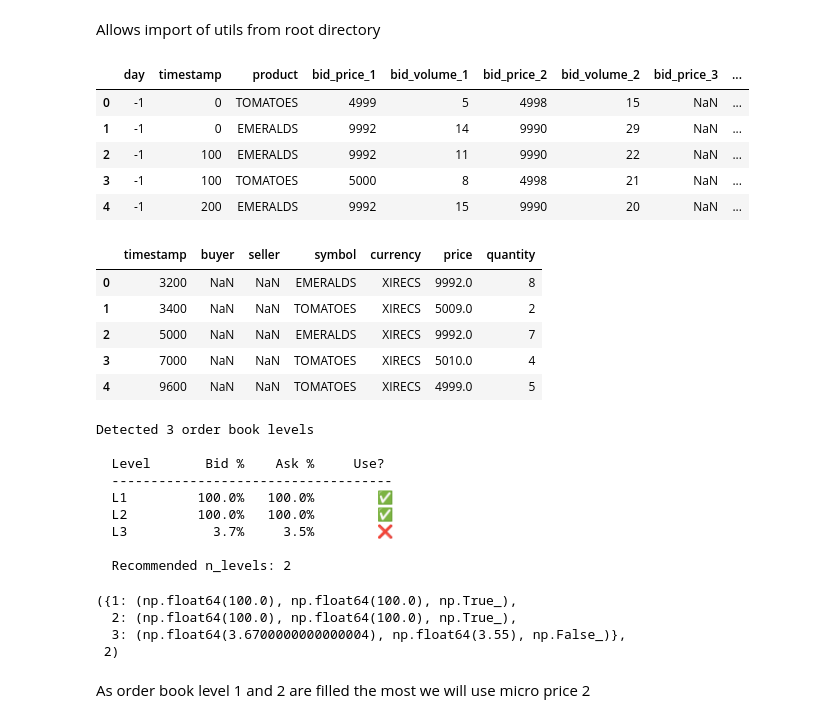
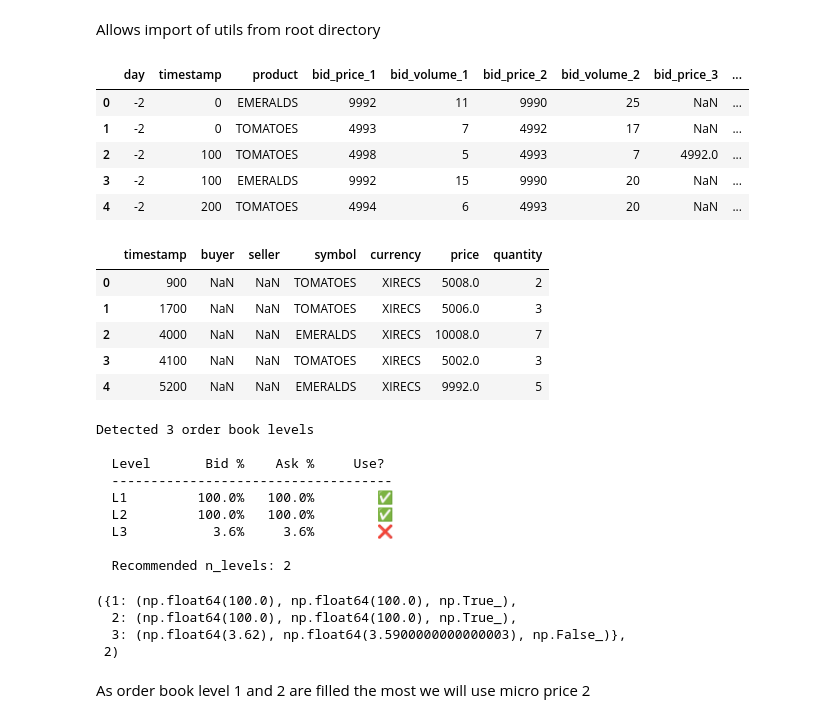
Before and after one commit to AlexnBray/imc_prosperity_tutorial, a Jupyter notebook: Rounds/0_tutorial/tomatoesexplore.ipynb, the cells around one changed output. Saved outputs shown, nothing was run; the diff lists cells and outputs as text; code cells hidden in the pictures.

Commit message:
modified:   Rounds/0_tutorial/tomatoesexplore.ipynb new file:   Rounds/0_tutorial/traders/tomatoe_algo.py modified:   order_flow_analysis.py

```diff
--- a/Rounds/0_tutorial/tomatoesexplore.ipynb
+++ b/Rounds/0_tutorial/tomatoesexplore.ipynb
@@ -7,24 +7,24 @@ from pathlib import Path
 sys.path.insert(0, str(Path.cwd().parent.parent))
 # %%
 import pandas as pd
-price_df = pd.read_csv("data/prices_round_0_day_-1.csv" , sep = ';')
+price_df = pd.read_csv("data/prices_round_0_day_-2.csv" , sep = ';')
 price_df.head(5)
 # %% [output]
 |  | day | timestamp | product | bid_price_1 | bid_volume_1 | bid_price_2 | bid_volume_2 | bid_price_3 | ... |
-| 0 | -1 | 0 | TOMATOES | 4999 | 5 | 4998 | 15 | NaN | ... |
-| 1 | -1 | 0 | EMERALDS | 9992 | 14 | 9990 | 29 | NaN | ... |
-| 2 | -1 | 100 | EMERALDS | 9992 | 11 | 9990 | 22 | NaN | ... |
-| 3 | -1 | 100 | TOMATOES | 5000 | 8 | 4998 | 21 | NaN | ... |
-| 4 | -1 | 200 | EMERALDS | 9992 | 15 | 9990 | 20 | NaN | ... |
+| 0 | -2 | 0 | EMERALDS | 9992 | 11 | 9990 | 25 | NaN | ... |
+| 1 | -2 | 0 | TOMATOES | 4993 | 7 | 4992 | 17 | NaN | ... |
+| 2 | -2 | 100 | TOMATOES | 4998 | 5 | 4993 | 7 | 4992.0 | ... |
+| 3 | -2 | 100 | EMERALDS | 9992 | 15 | 9990 | 20 | NaN | ... |
+| 4 | -2 | 200 | TOMATOES | 4994 | 6 | 4993 | 20 | NaN | ... |
 # %%
-trade_df = pd.read_csv("data/trades_round_0_day_-1.csv" , sep = ';')
+trade_df = pd.read_csv("data/trades_round_0_day_-2.csv" , sep = ';')
 trade_df.head(5)
 # %% [output]
 |  | timestamp | buyer | seller | symbol | currency | price | quantity |
-| 0 | 3200 | NaN | NaN | EMERALDS | XIRECS | 9992.0 | 8 |
-| 1 | 3400 | NaN | NaN | TOMATOES | XIRECS | 5009.0 | 2 |
-| 2 | 5000 | NaN | NaN | EMERALDS | XIRECS | 9992.0 | 7 |
-| 3 | 7000 | NaN | NaN | TOMATOES | XIRECS | 5010.0 | 4 |
-| 4 | 9600 | NaN | NaN | TOMATOES | XIRECS | 4999.0 | 5 |
+| 0 | 900 | NaN | NaN | TOMATOES | XIRECS | 5008.0 | 2 |
+| 1 | 1700 | NaN | NaN | TOMATOES | XIRECS | 5006.0 | 3 |
+| 2 | 4000 | NaN | NaN | EMERALDS | XIRECS | 10008.0 | 7 |
+| 3 | 4100 | NaN | NaN | TOMATOES | XIRECS | 5002.0 | 3 |
+| 4 | 5200 | NaN | NaN | EMERALDS | XIRECS | 9992.0 | 5 |
 # %%
 tomatoe_price_df = price_df[price_df['product']=='TOMATOES'].reset_index(drop=True)
@@ -41,12 +41,12 @@ Detected 3 order book levels
   ------------------------------------
   L1         100.0%   100.0%        ✅
   L2         100.0%   100.0%        ✅
-  L3           3.7%     3.5%        ❌
+  L3           3.6%     3.6%        ❌
 
   Recommended n_levels: 2
 ({1: (np.float64(100.0), np.float64(100.0), np.True_),
   2: (np.float64(100.0), np.float64(100.0), np.True_),
-  3: (np.float64(3.6700000000000004), np.float64(3.55), np.False_)},
+  3: (np.float64(3.62), np.float64(3.5900000000000003), np.False_)},
  2)
 # %% [markdown]
 As order book level 1 and 2 are filled the most we will use micro price 2
```
Also changed, not shown: parts of 7 cells of this notebook, 2 other files.
